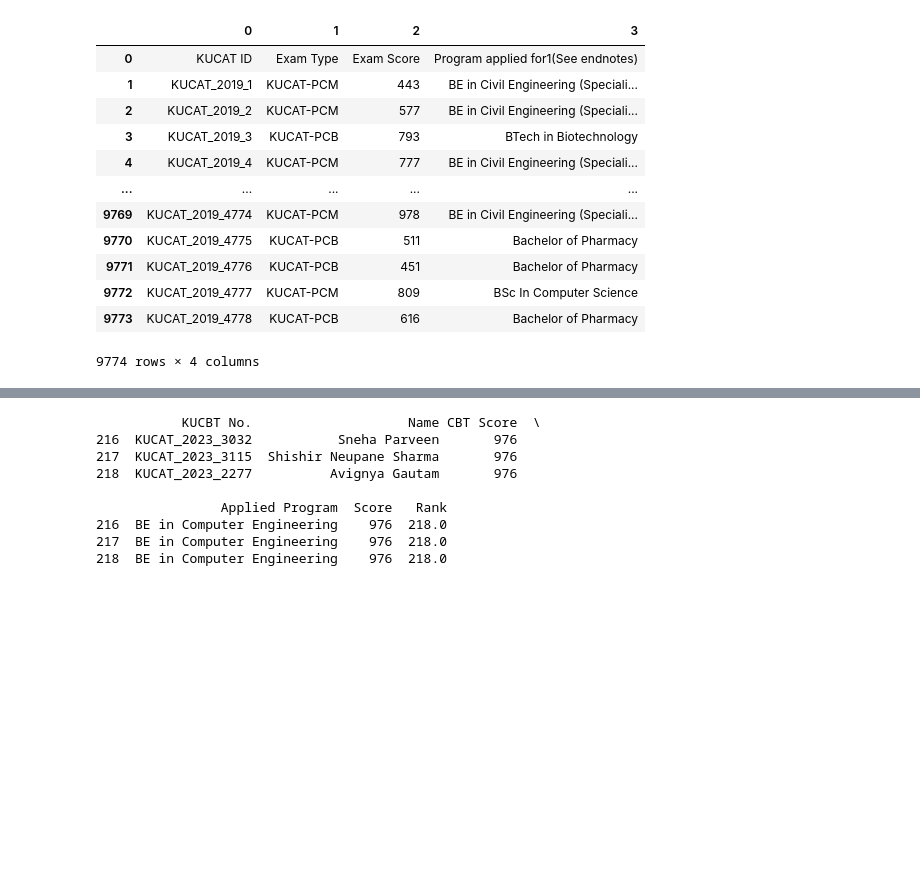
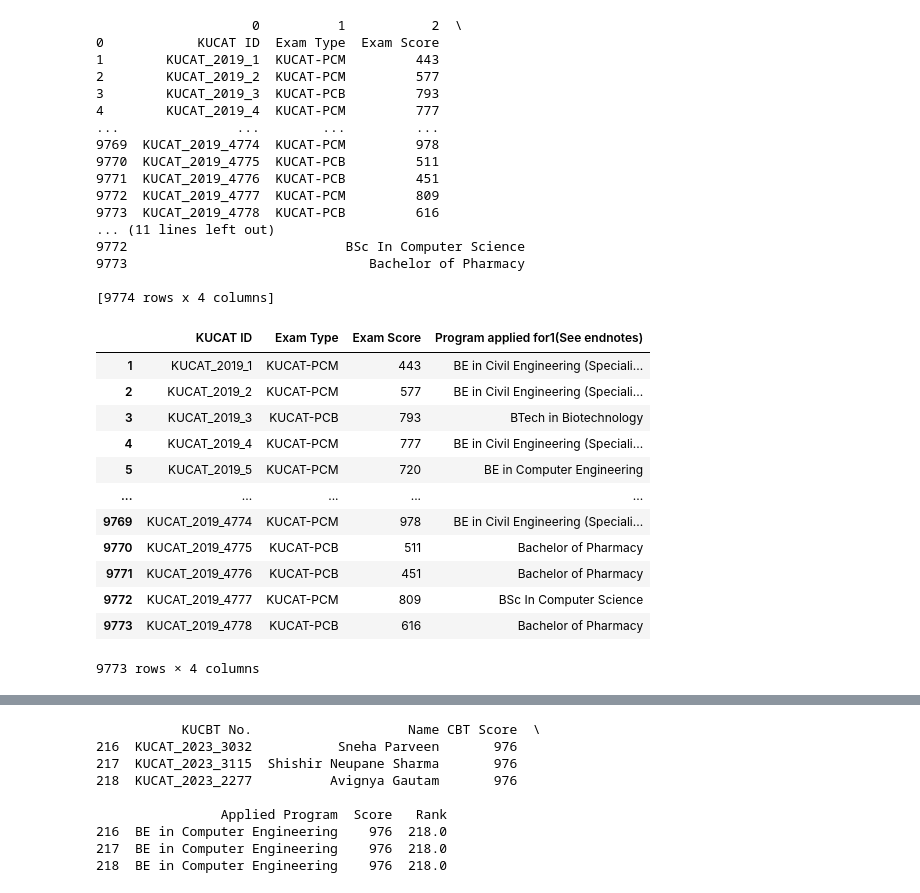
Before and after one commit to abiral-adhikari/CBTAnalysis, a Jupyter notebook: rank.ipynb, the cells around one changed output, grey strips where cells are left out. Drawn from its saved outputs; the diff is of its cells as text; code cells hidden in the pictures; blank space fills up the shorter version.

```diff
--- a/rank.ipynb
+++ b/rank.ipynb
@@ -66,26 +68,45 @@ def load(filename):
             df1=pd.DataFrame(table)
              # type conversion to the int for comparsion
             df1=df1.dropna()
-            # we used concat instead of append due error throw
+            # we used concat instead of append due error thro
             df=pd.concat([df,df1],ignore_index=True)
             df=pd.concat([df,df1],ignore_index=True)
         return df
 
-load("CBT2019.pdf")
-
-
-# def cleanload():
+df=load("./PDFs/CBT2019.pdf")
-# %% [output]
-|  | 0 | 1 | 2 | 3 |
-| 0 | KUCAT ID | Exam Type | Exam Score | Program applied for1(See endnotes) |
-| 1 | KUCAT_2019_1 | KUCAT-PCM | 443 | BE in Civil Engineering (Speciali... |
-| 2 | KUCAT_2019_2 | KUCAT-PCM | 577 | BE in Civil Engineering (Speciali... |
-| 3 | KUCAT_2019_3 | KUCAT-PCB | 793 | BTech in Biotechnology |
-| 4 | KUCAT_2019_4 | KUCAT-PCM | 777 | BE in Civil Engineering (Speciali... |
-| ... | ... | ... | ... | ... |
-| 9769 | KUCAT_2019_4774 | KUCAT-PCM | 978 | BE in Civil Engineering (Speciali... |
-| 9770 | KUCAT_2019_4775 | KUCAT-PCB | 511 | Bachelor of Pharmacy |
-| 9771 | KUCAT_2019_4776 | KUCAT-PCB | 451 | Bachelor of Pharmacy |
-| 9772 | KUCAT_2019_4777 | KUCAT-PCM | 809 | BSc In Computer Science |
-| 9773 | KUCAT_2019_4778 | KUCAT-PCB | 616 | Bachelor of Pharmacy |
-9774 rows × 4 columns
+# %%
+print(df)
+df.columns=df.iloc[0]
+df=df[1:]
+df
+# %% [output]
+                    0          1           2  \
+0            KUCAT ID  Exam Type  Exam Score
+1        KUCAT_2019_1  KUCAT-PCM         443
+2        KUCAT_2019_2  KUCAT-PCM         577
+3        KUCAT_2019_3  KUCAT-PCB         793
+4        KUCAT_2019_4  KUCAT-PCM         777
+...               ...        ...         ...
+9769  KUCAT_2019_4774  KUCAT-PCM         978
+9770  KUCAT_2019_4775  KUCAT-PCB         511
+9771  KUCAT_2019_4776  KUCAT-PCB         451
+9772  KUCAT_2019_4777  KUCAT-PCM         809
+9773  KUCAT_2019_4778  KUCAT-PCB         616
+... (11 lines left out)
+9772                            BSc In Computer Science
+9773                               Bachelor of Pharmacy
+
+[9774 rows x 4 columns]
+|  | KUCAT ID | Exam Type | Exam Score | Program applied for1(See endnotes) |
+| 1 | KUCAT_2019_1 | KUCAT-PCM | 443 | BE in Civil Engineering (Speciali... |
+| 2 | KUCAT_2019_2 | KUCAT-PCM | 577 | BE in Civil Engineering (Speciali... |
+| 3 | KUCAT_2019_3 | KUCAT-PCB | 793 | BTech in Biotechnology |
+| 4 | KUCAT_2019_4 | KUCAT-PCM | 777 | BE in Civil Engineering (Speciali... |
+| 5 | KUCAT_2019_5 | KUCAT-PCM | 720 | BE in Computer Engineering |
+| ... | ... | ... | ... | ... |
+| 9769 | KUCAT_2019_4774 | KUCAT-PCM | 978 | BE in Civil Engineering (Speciali... |
+| 9770 | KUCAT_2019_4775 | KUCAT-PCB | 511 | Bachelor of Pharmacy |
+| 9771 | KUCAT_2019_4776 | KUCAT-PCB | 451 | Bachelor of Pharmacy |
+| 9772 | KUCAT_2019_4777 | KUCAT-PCM | 809 | BSc In Computer Science |
+| 9773 | KUCAT_2019_4778 | KUCAT-PCB | 616 | Bachelor of Pharmacy |
+9773 rows × 4 columns
```
Also changed, not shown: parts of 3 cells of this notebook, 7 other files.
